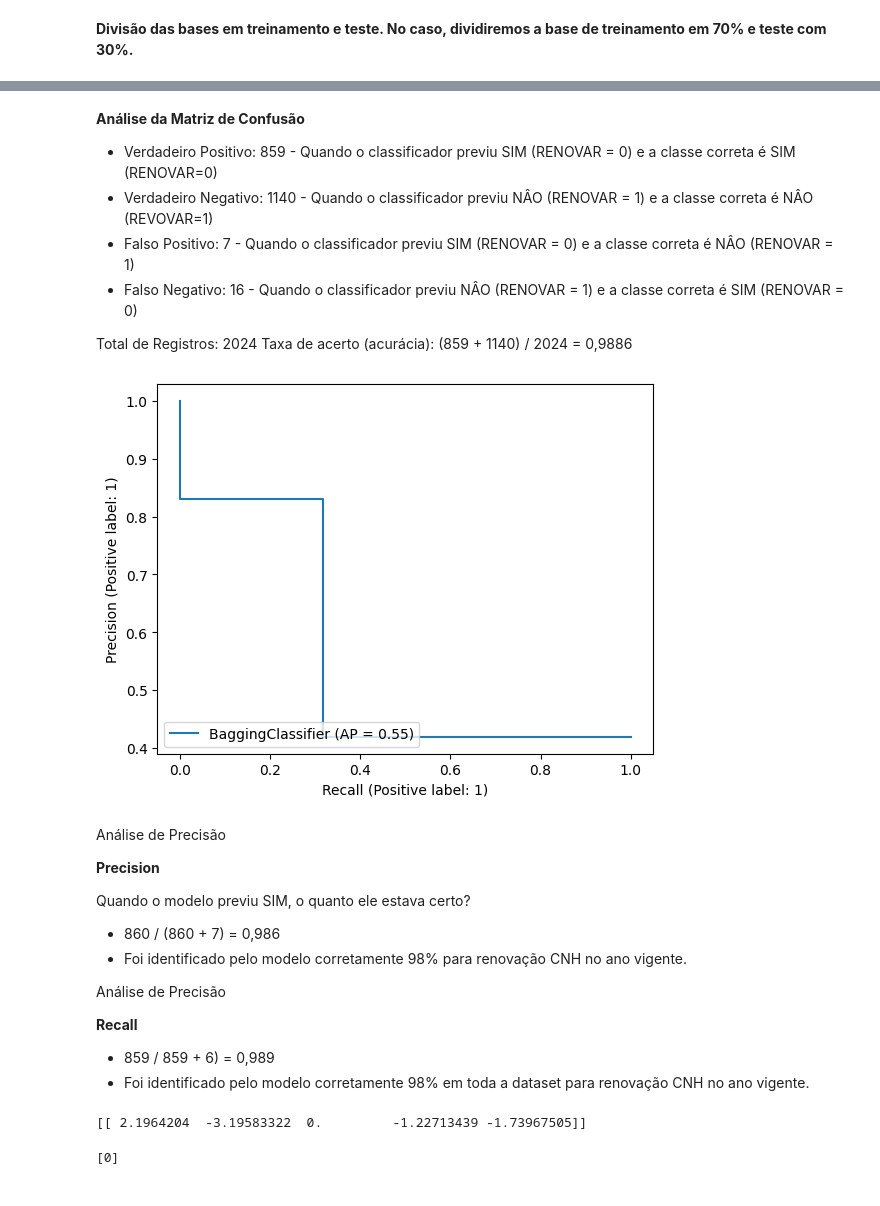
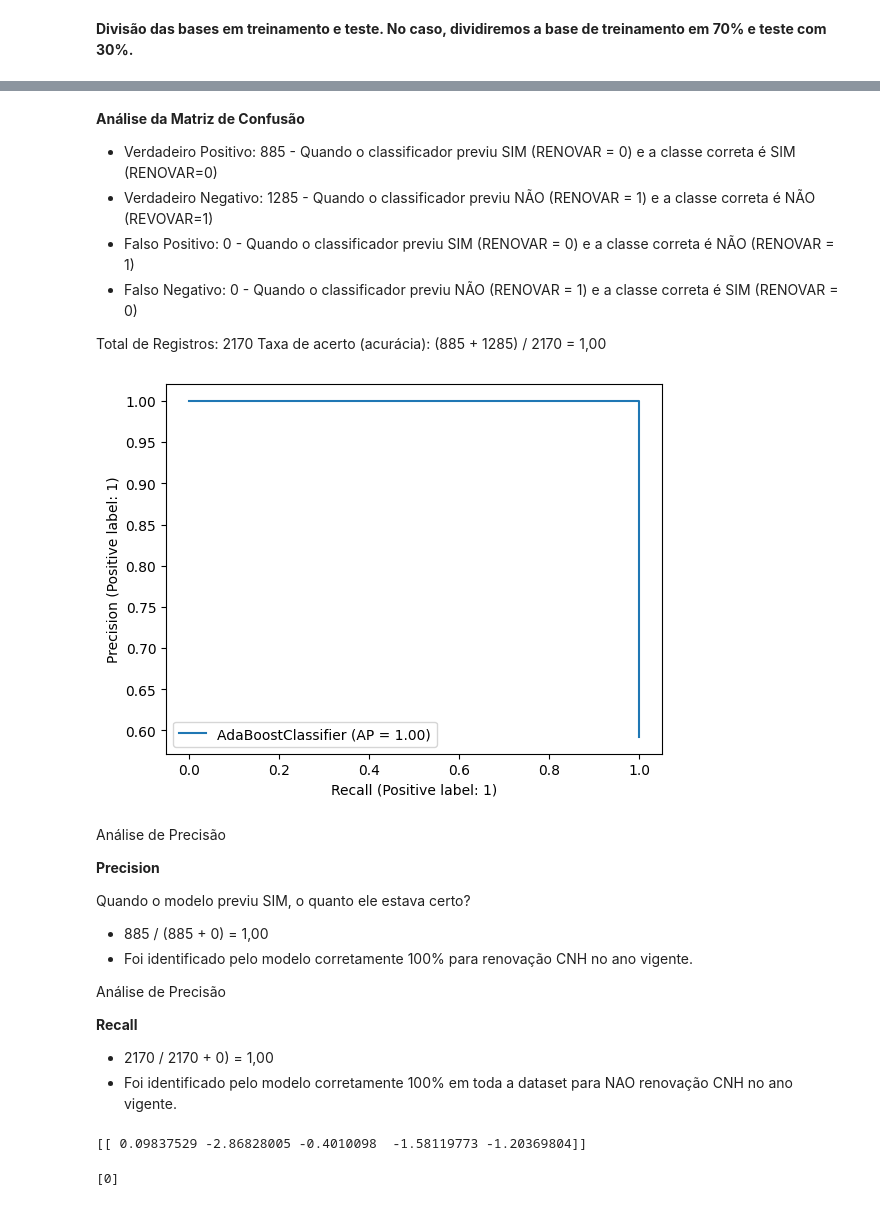
Before and after one commit to leonardosva/mvp_cnh, a Jupyter notebook: MVP_CNH.ipynb, the cells around one changed output, grey strips where cells are left out. Cells and saved outputs as stored; diff of their text form; code cells hidden in the pictures.

```diff
--- a/MVP_CNH.ipynb
+++ b/MVP_CNH.ipynb
@@ -132,6 +136,6 @@ data_cnh[data_cnh['IDADE'] <= 0]
 # %%
-# Adotaremos Idade > 0  para correção sem considerar os valores idade < 0
-drop = data_cnh[data_cnh['IDADE']<0].index
+# Adotaremos Idade > 17  para correção sem considerar os valores idade < 18
+drop = data_cnh[data_cnh['IDADE']<18].index
 data_cnh = data_cnh.drop(drop,axis=0)
 # %%
 # Exibindo o dataset CNH sem idade negativas
@@ -179,5 +183,5 @@ sns.countplot(x=data_cnh['RENOVACAO']);
 # %%
-# Dividir entre previsores e classes
+# Divisão entre previsores e classes
 X_cnh = data_cnh.drop('RENOVACAO', axis=1)
 y_cnh = data_cnh[['RENOVACAO']]
 
@@ -185,12 +189,10 @@ y_cnh = data_cnh[['RENOVACAO']]
 label_encoder_tipo = LabelEncoder()
 label_encoder_cat = LabelEncoder()
 label_encoder_emissao = LabelEncoder()
-label_encoder_validade = LabelEncoder()
 
 X_cnh.iloc[:,1] = label_encoder_tipo.fit_transform(X_cnh.iloc[:,1])
 X_cnh.iloc[:,2] = label_encoder_cat.fit_transform(X_cnh.iloc[:,2])
 X_cnh.iloc[:,3] = label_encoder_emissao.fit_transform(X_cnh.iloc[:,3])
-X_cnh.iloc[:,4] = label_encoder_validade.fit_transform(X_cnh.iloc[:,4])
 
 # Holdout
 X_cnh_training, X_cnh_test, y_cnh_training, y_cnh_test = train_test_split(X_cnh, y_cnh)
@@ -526,9 +507,9 @@ Bag-norm 0.6918713802044174 {'Bag__max_features': 1.0, 'Bag__max_samples': 5, 'B
 scaler = StandardScaler().fit(X_cnh_training) # ajuste do scaler com o conjunto de treino
 rescaledX = scaler.transform(X_cnh_training) # aplicação da padronização no conjunto de treino
 #model = RandomForestClassifier(n_estimators=100, max_features=1.0, criterion='log_loss', max_depth=15)
-model = BaggingClassifier(n_estimators=100, max_features=1.0, estimator=base, max_samples=5)
+#model = BaggingClassifier(n_estimators=100, max_features=1.0, estimator=base, max_samples=5)
 #model = GradientBoostingClassifier(n_estimators=100, max_features=1.0, max_depth=15)
-
+model =  AdaBoostClassifier(n_estimators=num_trees)
 
 model.fit(rescaledX, y_cnh_training)
 
@@ -561,46 +541,45 @@ cm_display = ConfusionMatrixDisplay(cm).plot()
 # %% [markdown]
 **Análise da Matriz de Confusão**
 
-- Verdadeiro Positivo: 859 - Quando o classificador previu SIM (RENOVAR = 0) e a classe correta é SIM (RENOVAR=0)
-- Verdadeiro Negativo: 1140 - Quando o classificador previu NÂO (RENOVAR = 1) e a classe correta é NÂO (REVOVAR=1)
-- Falso Positivo: 7 - Quando o classificador previu SIM (RENOVAR = 0) e a classe correta é NÂO (RENOVAR = 1)
-- Falso Negativo: 16 - Quando o classificador previu NÂO (RENOVAR = 1) e a classe correta é SIM (RENOVAR = 0)
+- Verdadeiro Positivo: 885 - Quando o classificador previu SIM (RENOVAR = 0) e a classe correta é SIM (RENOVAR=0)
+- Verdadeiro Negativo: 1285 - Quando o classificador previu NÃO (RENOVAR = 1) e a classe correta é NÃO (REVOVAR=1)
+- Falso Positivo: 0 - Quando o classificador previu SIM (RENOVAR = 0) e a classe correta é NÃO (RENOVAR = 1)
+- Falso Negativo: 0 - Quando o classificador previu NÃO (RENOVAR = 1) e a classe correta é SIM (RENOVAR = 0)
 
-Total de Registros: 2024
-Taxa de acerto (acurácia): (859 + 1140) / 2024 = 0,9886
+Total de Registros: 2170
+Taxa de acerto (acurácia): (885 + 1285) / 2170 = 1,00
 # %%
 from sklearn.metrics import PrecisionRecallDisplay
 
-display = PrecisionRecallDisplay.from_predictions(y_cnh_test, predictions, name="BaggingClassifier")
+display = PrecisionRecallDisplay.from_predictions(y_cnh_test, predictions, name="AdaBoostClassifier")
 plt.show()
 # %% [output]
-[figure, old version]
+[figure, new version]
 # %% [markdown]
 Análise de Precisão
 
 **Precision**
 
 Quando o modelo previu SIM, o quanto ele estava certo?
-- 860 / (860 + 7) = 0,986
-- Foi identificado pelo modelo corretamente 98% para renovação CNH no ano vigente.
+- 885 / (885 + 0) = 1,00
+- Foi identificado pelo modelo corretamente 100% para renovação CNH no ano vigente.
 
 Análise de Precisão
 
 **Recall**
-- 859 / 859 + 6) = 0,989
-- Foi identificado pelo modelo corretamente 98% em toda a dataset para renovação CNH no ano vigente.
+- 2170 / 2170 + 0) = 1,00
+- Foi identificado pelo modelo corretamente 100% em toda a dataset para NAO renovação CNH no ano vigente.
 # %%
 # Simulando a aplicação do modelo em dados não vistos
 # Novos dados - não sabemos a classe!
 #IDADE	CATEGORIA	TIPO	EMISSAO	VALIDADE	RENOVACAO
-data = {'IDADE': [73],
+data = {'IDADE': [56],
         'CATEGORIA': ['B'],
         'TIPO':['C'],
-        'EMISSAO': ['26/01/2022'],
-        'VALIDADE': ['04/01/2024'],
+        'EMISSAO': ['10/01/2019'],
        }
 
-atributos = ['IDADE','CATEGORIA','TIPO','EMISSAO','VALIDADE']
+atributos = ['IDADE','CATEGORIA','TIPO','EMISSAO']
 entrada = pd.DataFrame(data, columns=atributos)
 
 array_entrada = entrada.values
@@ -610,18 +589,18 @@ X_entrada = array_entrada[:,0:5]
 label_encoder_cat = LabelEncoder()
 label_encoder_tipo = LabelEncoder()
 label_encoder_emissao = LabelEncoder()
-label_encoder_validade = LabelEncoder()
+
 
 X_entrada[:,1] = label_encoder_cat.fit_transform(X_entrada[:,1])
 X_entrada[:,2] = label_encoder_tipo.fit_transform(X_entrada[:,2])
 X_entrada[:,3] = label_encoder_emissao.fit_transform(X_entrada[:,3])
-X_entrada[:,4] = label_encoder_validade.fit_transform(X_entrada[:,4])
+
 
 # Padronização nos dados de entrada usando o scaler utilizado em X
 rescaledEntradaX = scaler.transform(X_entrada)
 print(rescaledEntradaX)
 # %% [output]
-[[ 2.1964204  -3.19583322  0.         -1.22713439 -1.73967505]]
+[[ 0.09837529 -2.86828005 -0.4010098  -1.58119773 -1.20369804]]
 # %%
 # Predição de classes dos dados de entrada
 saidas = model.predict(rescaledEntradaX)
```
Also changed, not shown: parts of 34 cells of this notebook.
